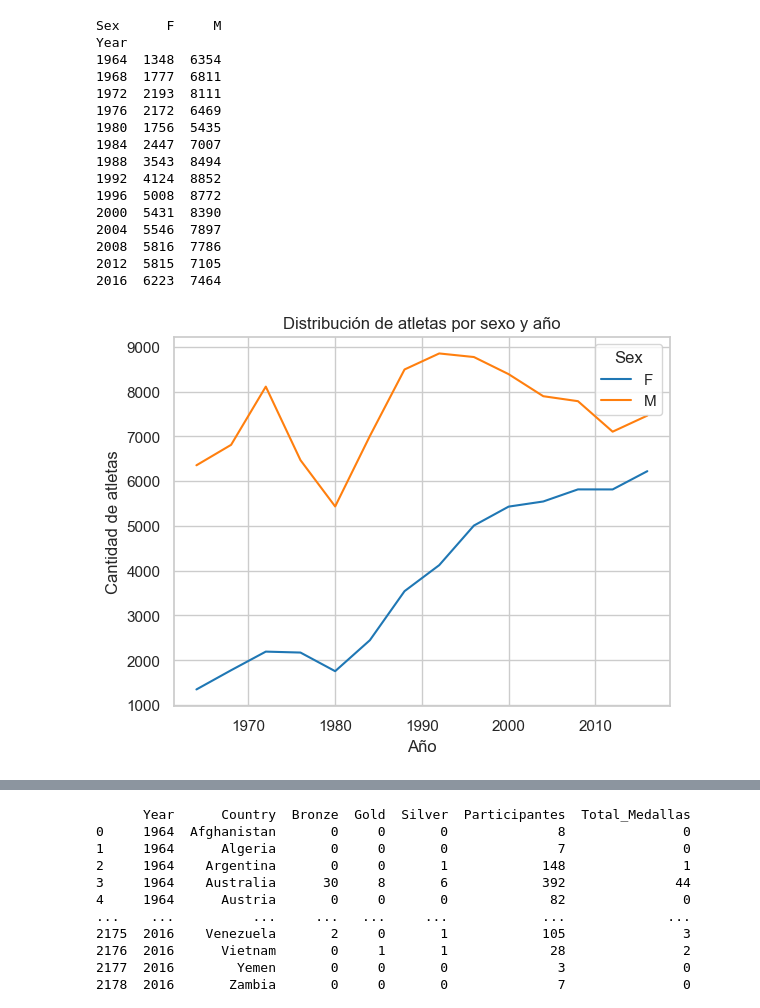
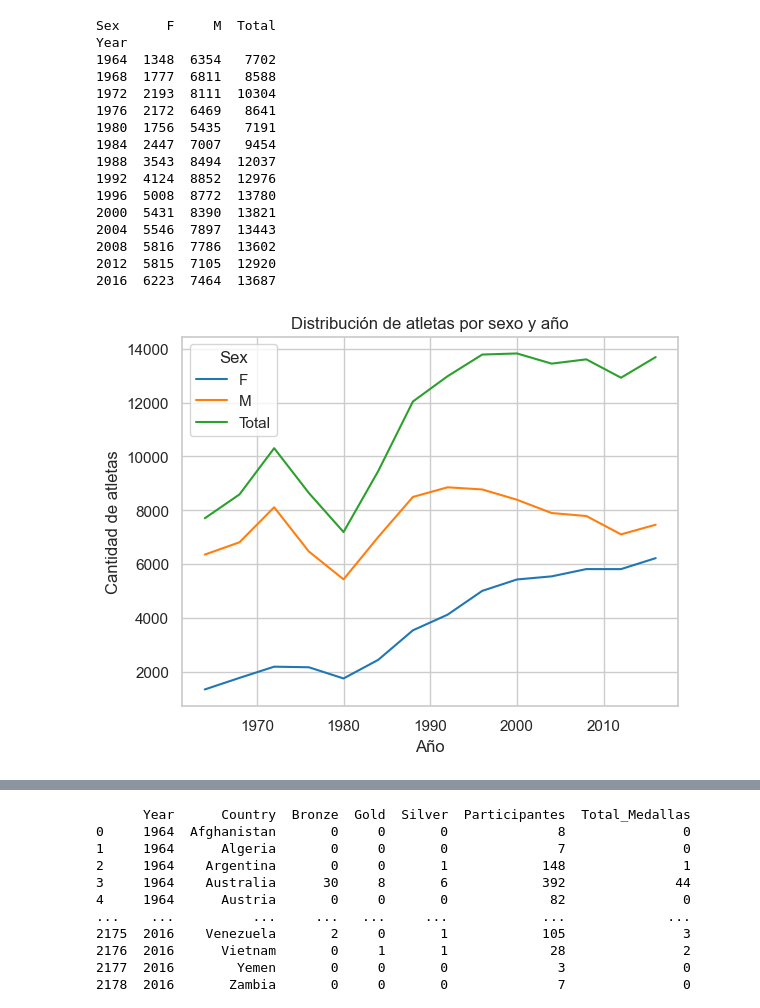
Before and after one commit to Digavi/master-analitica-datos-dimas-garcia, a Jupyter notebook: graficas_proyecto.ipynb, the cells around one changed output, grey strips where cells are left out. Drawn from its saved outputs; the diff is of its cells as text; code cells hidden in the pictures.

```diff
--- a/graficas_proyecto.ipynb
+++ b/graficas_proyecto.ipynb
@@ -20,34 +20,39 @@ gold_2_file_path = os.path.join(gold_2_path,gold_2_file_name)
 gold_atletas_df  = pd.read_csv(gold_file_path)
 gold_atletas_medallas_df = pd.read_csv(gold_2_file_path)
 # %%
-ateltas_año_sexo_df = gold_atletas_df.groupby(['Year','Sex']).size().unstack(fill_value = 0)
+atletas_año_sexo_df = gold_atletas_df.groupby(['Year','Sex']).size().unstack(fill_value = 0)
+#Agrupo a los atletas por año y sexo, y el unstack es para que el sexo este dividido en columna m y f
 # %%
-ateltas_año_sexo_df = ateltas_año_sexo_df.drop(columns=['Desconocido'])
+atletas_año_sexo_df = atletas_año_sexo_df.drop(columns=['Desconocido'])
+#Quito los valores con sexo desconocido
+# %%
+atletas_año_sexo_df['Total'] = atletas_año_sexo_df['M'] + atletas_año_sexo_df['F']
 # %%
-print(ateltas_año_sexo_df)
+print(atletas_año_sexo_df)
 # %% [output]
-Sex      F     M
+Sex      F     M  Total
 Year
-1964  1348  6354
-1968  1777  6811
-1972  2193  8111
-1976  2172  6469
-1980  1756  5435
-1984  2447  7007
-1988  3543  8494
-1992  4124  8852
-1996  5008  8772
-2000  5431  8390
-2004  5546  7897
-2008  5816  7786
-2012  5815  7105
-2016  6223  7464
+1964  1348  6354   7702
+1968  1777  6811   8588
+1972  2193  8111  10304
+1976  2172  6469   8641
+1980  1756  5435   7191
+1984  2447  7007   9454
+1988  3543  8494  12037
+1992  4124  8852  12976
+1996  5008  8772  13780
+2000  5431  8390  13821
+2004  5546  7897  13443
+2008  5816  7786  13602
+2012  5815  7105  12920
+2016  6223  7464  13687
 # %%
-ateltas_año_sexo_df.plot()
+atletas_año_sexo_df.plot()
 plt.legend(title = 'Sex')
 plt.title('Distribución de atletas por sexo y año')
 plt.xlabel('Año')
 plt.ylabel('Cantidad de atletas')
 plt.show()
+#Dibujo la comparativo de atletas hombres y mujeres a lo largo de los años
 # %% [output]
-[figure, old version]
+[figure, new version]
```
Also changed, not shown: parts of 30 cells of this notebook.
